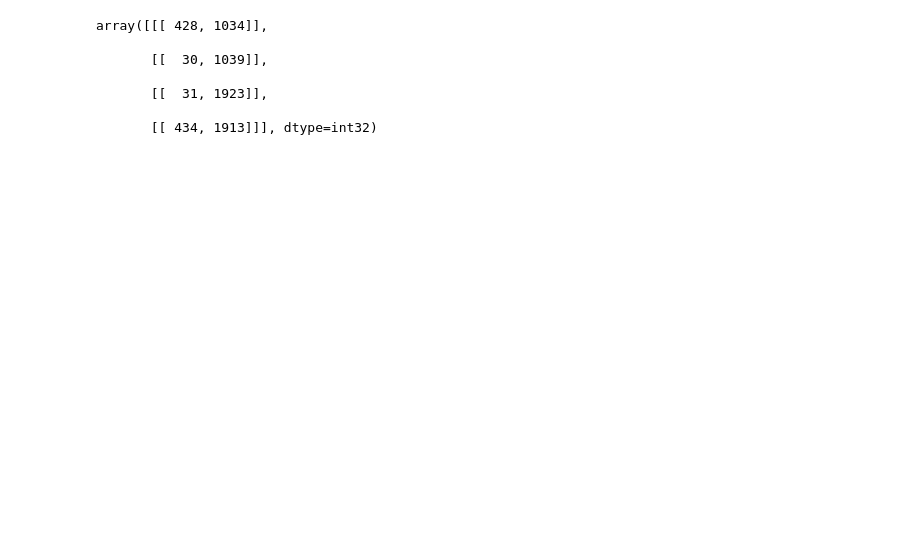
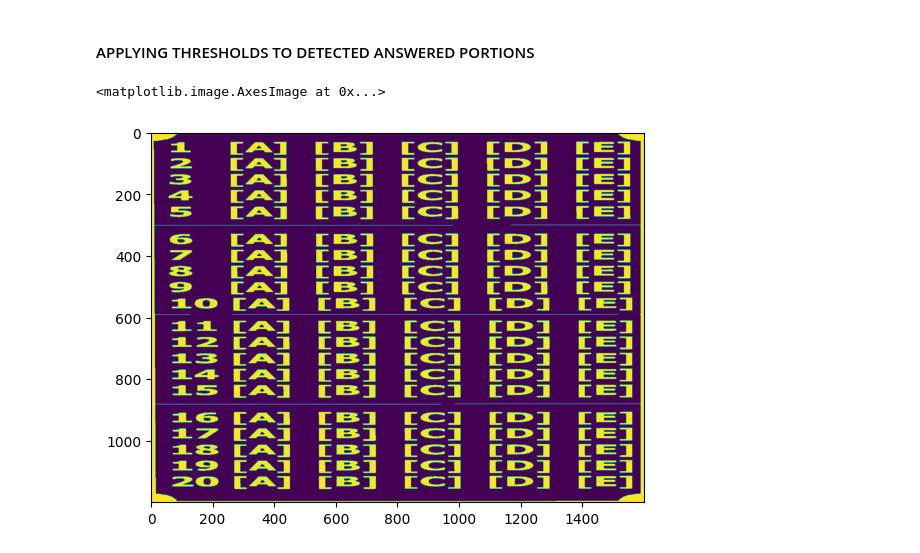
Before and after one commit to KAsare1/OMR, a Jupyter notebook: main.ipynb, the cells around one changed output. Saved outputs shown, nothing was run; the diff lists cells and outputs as text; code cells hidden in the pictures; blank space fills up the shorter version.

```diff
--- a/main.ipynb
+++ b/main.ipynb
@@ -114,10 +115,0 @@ plt.imshow(imgFlipped)
-# %%
-answered_objectives
-# %% [output]
-array([[[ 428, 1034]],
-
-       [[  30, 1039]],
-
-       [[  31, 1923]],
-
-       [[ 434, 1913]]], dtype=int32)
@@ -123,0 +122,10 @@ array([[[ 428, 1034]],
+# %% [markdown]
+#### APPLYING THRESHOLDS TO DETECTED ANSWERED PORTIONS
+# %%
+detectedImage = cv2.cvtColor(imgRotated, cv2.COLOR_BGR2RGB)
+detectedImage = cv2.cvtColor(imgRotated, cv2.COLOR_RGB2GRAY)
+imageThreshold = cv2.threshold(detectedImage, 150, 255, cv2.THRESH_BINARY_INV)[1]
+plt.imshow(imageThreshold)
+# %% [output]
+<matplotlib.image.AxesImage at 0x...>
+[figure, added]
```
Also changed, not shown: parts of 14 cells of this notebook, 1 other file.
